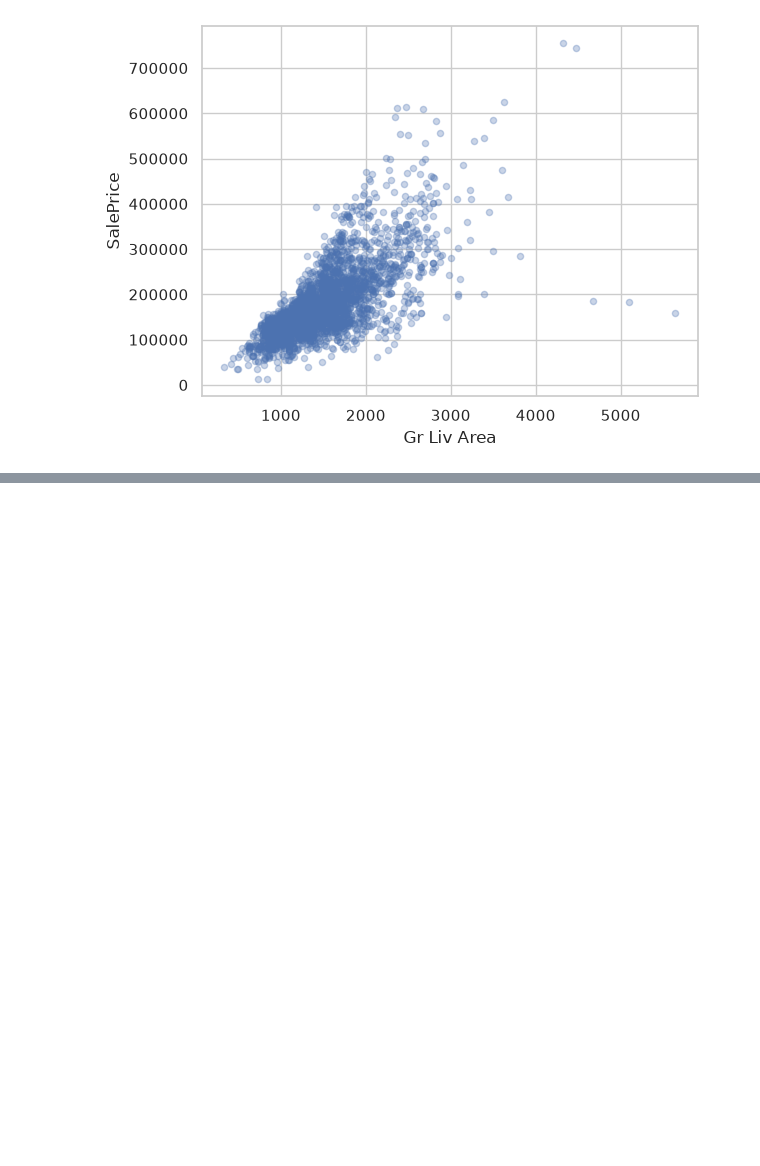
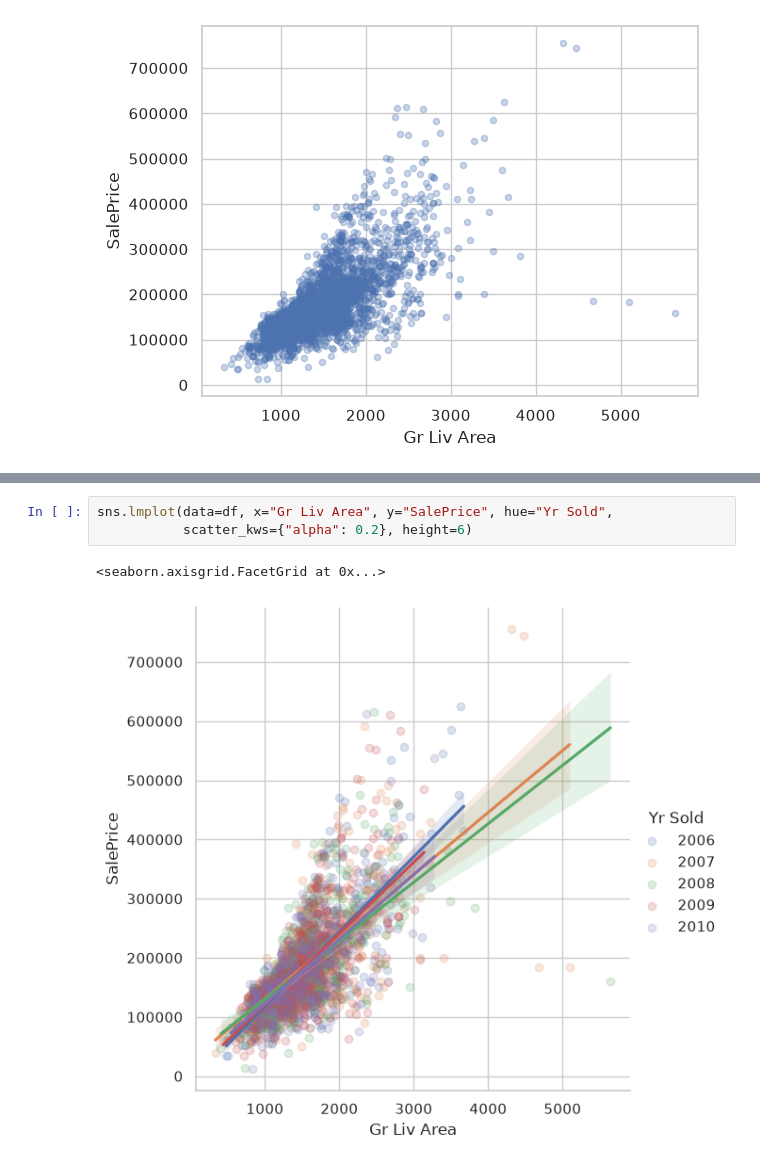
Before and after one commit to Galacticica/data-science-class, a Jupyter notebook: Ames Housing/ames.ipynb, the cells around one changed output, grey strips where cells are left out. Cells and saved outputs as stored; diff of their text form; blank space fills up the shorter version.

```diff
--- a/Ames Housing/ames.ipynb
+++ b/Ames Housing/ames.ipynb
@@ -234,0 +266,6 @@ np.float64(0.7067799209766279)
+# %%
+sns.lmplot(data=df, x="Gr Liv Area", y="SalePrice", hue="Yr Sold",
+           scatter_kws={"alpha": 0.2}, height=6)
+# %% [output]
+<seaborn.axisgrid.FacetGrid at 0x...>
+[figure, added]
```
Also changed, not shown: parts of 5 cells of this notebook.
